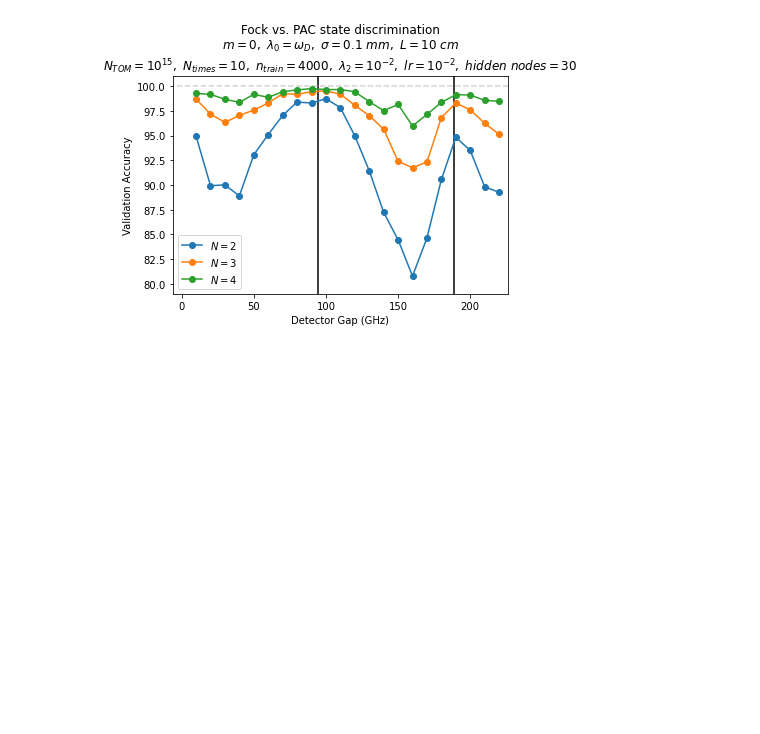
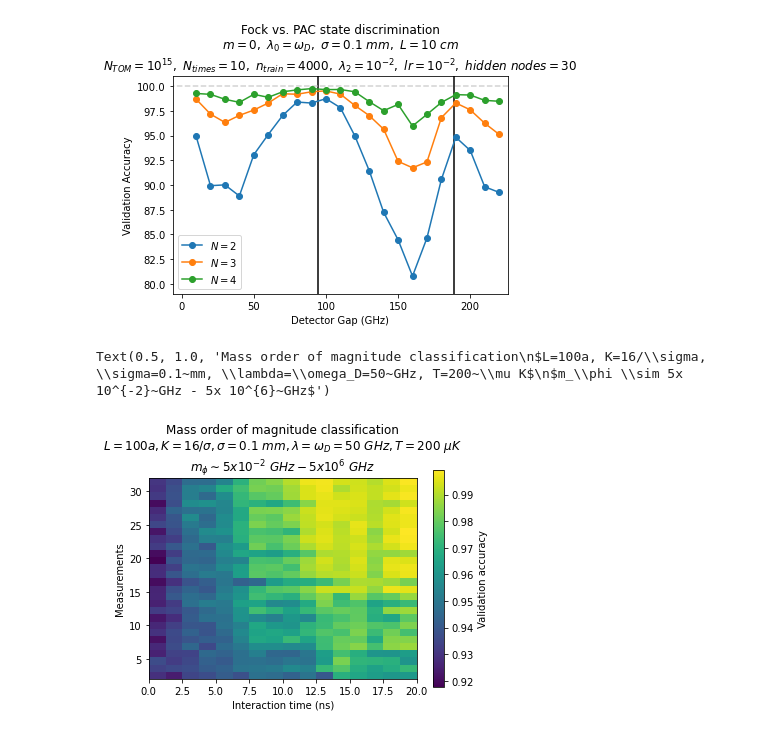
Before and after one commit to BarrioRQI/MachineLearningQFT, a Jupyter notebook: scripts/plots.ipynb, the cells around one changed output. Cells and saved outputs as stored; diff of their text form; code cells hidden in the pictures; blank space fills up the shorter version.

```diff
--- a/scripts/plots.ipynb
+++ b/scripts/plots.ipynb
@@ -211,3 +128,30 @@ ax.legend()
 # %% [output]
 <matplotlib.legend.Legend at 0x...>
 [figure]
+# %%
+
+# concatenating data gathered seperately
+p2 = get_csv(cwd, 'mass_regression_FINAL_17_32', 'BinaryStats')
+data2 = np.array(p2)[:, 3:]
+p1 = get_csv(cwd, 'mass_regression_FINAL', 'BinaryStats')
+data1 = np.array(p1)[3:, 3:]
+p3 = get_csv(cwd, 'mass_regression_FINAL_1e-8_2e-8', 'BinaryStats')
+p3 = get_csv(cwd, 'mass_regression_FINAL_1e-8_2e-8', 'BinaryStats')
+data3 = np.array(p3)[:, 3:]
+p4 = get_csv(cwd, 'mass_regression_FINAL_2_16_1e-8_2e-8', 'BinaryStats')
+data4 = np.array(p4)[3:, 3:]
+
+data = np.concatenate([data1, data2])
+datap = np.concatenate([data4, data3])
+
+data = np.concatenate([data, datap], axis=1)
+plt.imshow((np.flipud(data)), extent=[0, 20, 2, 32], aspect=0.5)
+plt.colorbar(label='Validation accuracy')
+plt.xlabel('Interaction time (ns)')
+plt.ylabel('Measurements')
+plt.title('Mass order of magnitude classification' + \
+    '\n$L=100a, K=16/\sigma, \sigma=0.1~mm, \lambda=\omega_D=50~GHz, T=200~\mu K$' + \
+    '\n$m_\phi \sim 5x 10^{-2}~GHz - 5x 10^{6}~GHz$')
+# %% [output]
+Text(0.5, 1.0, 'Mass order of magnitude classification\n$L=100a, K=16/\\sigma, \\sigma=0.1~mm, \\lambda=\\omega_D=50~GHz, T=200~\\mu K$\n$m_\\phi \\sim 5x 10^{-2}~GHz - 5x 10^{6}~GHz$')
+[figure, added]
```
Also changed, not shown: parts of 11 cells of this notebook, 24 other files.
